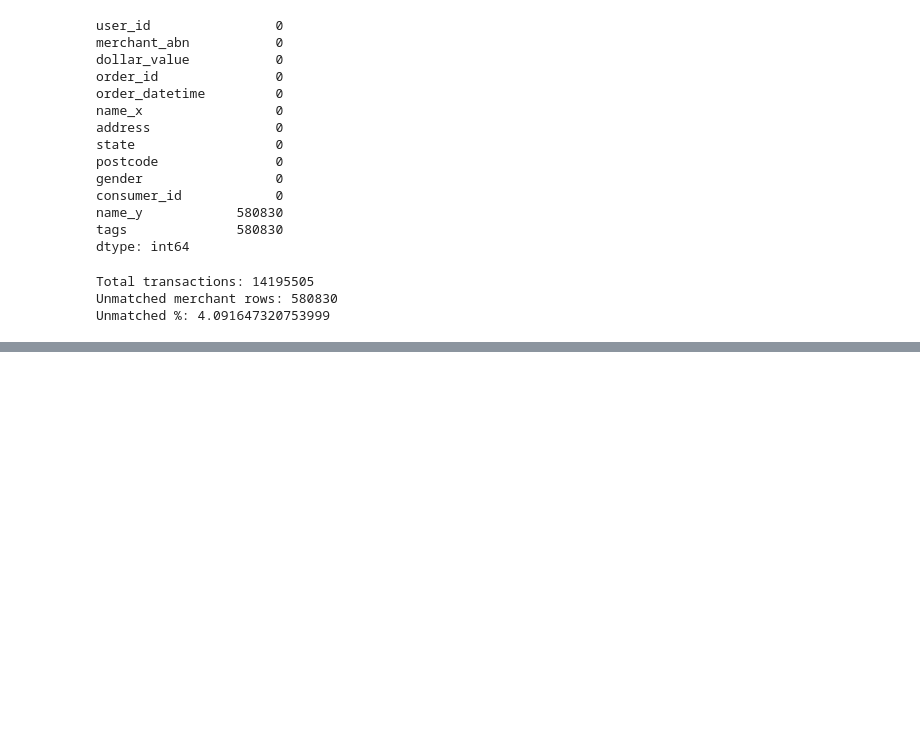
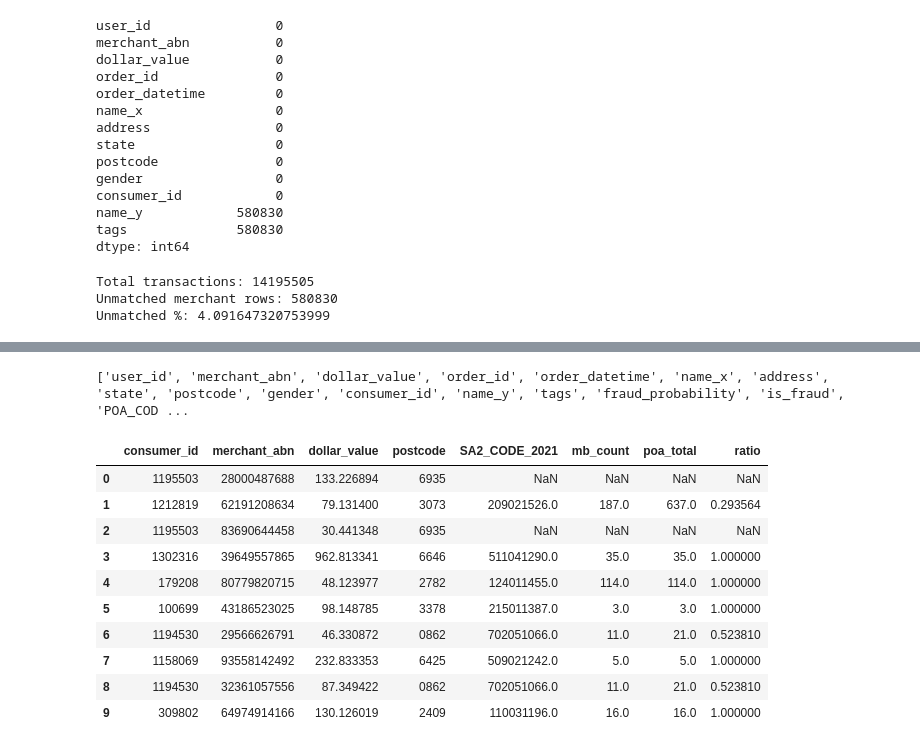
Before and after one commit to bambasp1s/MAST30034_Project_2, a Jupyter notebook: notebooks/ETL_part_1.ipynb, the cells around one changed output, grey strips where cells are left out. Drawn from its saved outputs; the diff is of its cells as text; code cells hidden in the pictures; blank space fills up the shorter version.

```diff
--- a/notebooks/ETL_part_1.ipynb
+++ b/notebooks/ETL_part_1.ipynb
@@ -476,0 +598,30 @@ Unmatched %: 4.091647320753999
+# %%
+print(curated_transactions.columns.tolist())
+
+display(
+    curated_transactions[
+        [
+            "consumer_id",
+            "merchant_abn",
+            "dollar_value",
+            "postcode",
+            "SA2_CODE_2021",
+            "mb_count",
+            "poa_total",
+            "ratio"
+        ]
+    ].head(10)
+)
+# %% [output]
+['user_id', 'merchant_abn', 'dollar_value', 'order_id', 'order_datetime', 'name_x', 'address', 'state', 'postcode', 'gender', 'consumer_id', 'name_y', 'tags', 'fraud_probability', 'is_fraud', 'POA_COD ...
+|  | consumer_id | merchant_abn | dollar_value | postcode | SA2_CODE_2021 | mb_count | poa_total | ratio |
+| 0 | 1195503 | 28000487688 | 133.226894 | 6935 | NaN | NaN | NaN | NaN |
+| 1 | 1212819 | 62191208634 | 79.131400 | 3073 | 209021526.0 | 187.0 | 637.0 | 0.293564 |
+| 2 | 1195503 | 83690644458 | 30.441348 | 6935 | NaN | NaN | NaN | NaN |
+| 3 | 1302316 | 39649557865 | 962.813341 | 6646 | 511041290.0 | 35.0 | 35.0 | 1.000000 |
+| 4 | 179208 | 80779820715 | 48.123977 | 2782 | 124011455.0 | 114.0 | 114.0 | 1.000000 |
+| 5 | 100699 | 43186523025 | 98.148785 | 3378 | 215011387.0 | 3.0 | 3.0 | 1.000000 |
+| 6 | 1194530 | 29566626791 | 46.330872 | 0862 | 702051066.0 | 11.0 | 21.0 | 0.523810 |
+| 7 | 1158069 | 93558142492 | 232.833353 | 6425 | 509021242.0 | 5.0 | 5.0 | 1.000000 |
+| 8 | 1194530 | 32361057556 | 87.349422 | 0862 | 702051066.0 | 11.0 | 21.0 | 0.523810 |
+| 9 | 309802 | 64974914166 | 130.126019 | 2409 | 110031196.0 | 16.0 | 16.0 | 1.000000 |
```
Also changed, not shown: parts of 11 cells of this notebook, 3 other files.
